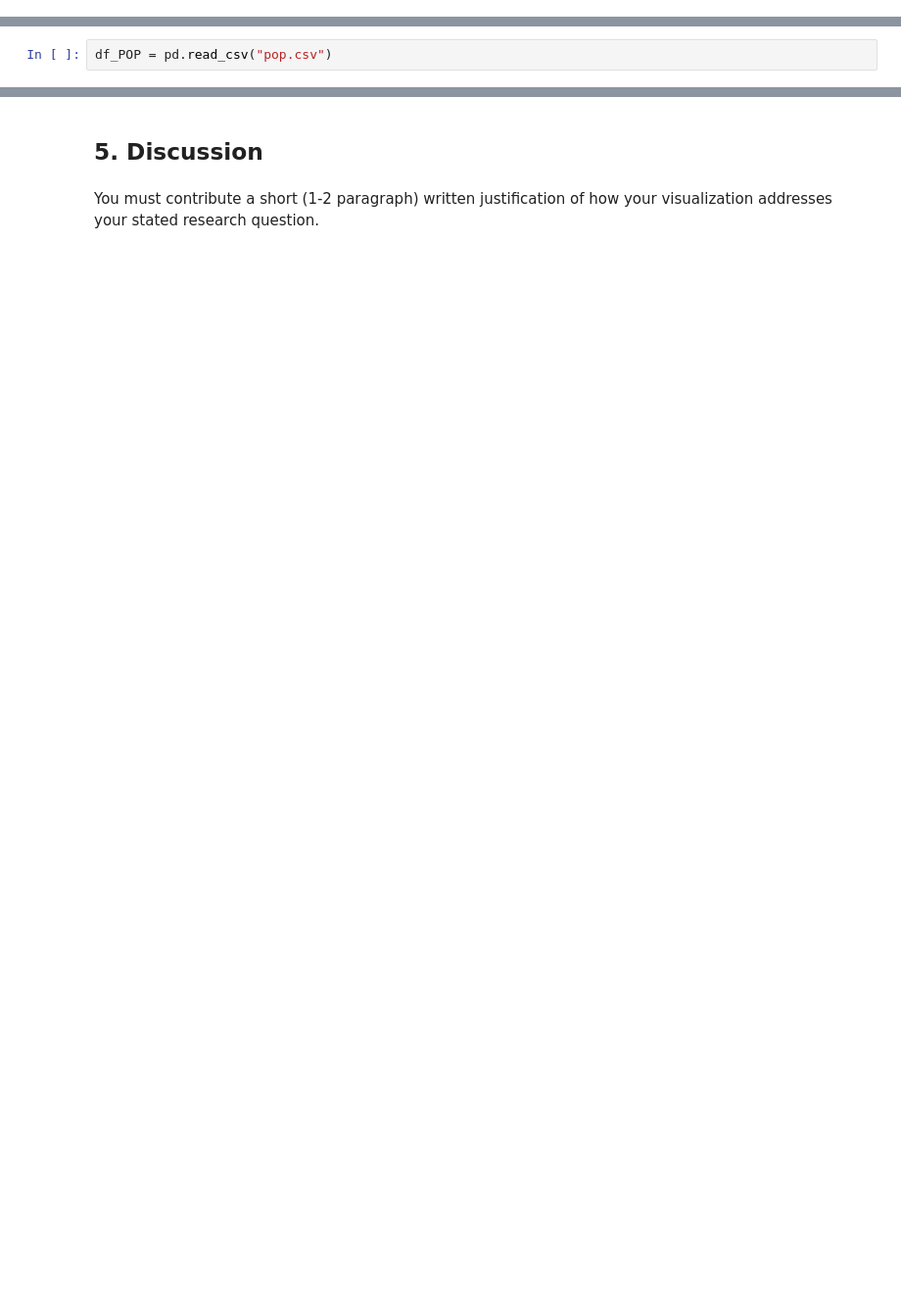
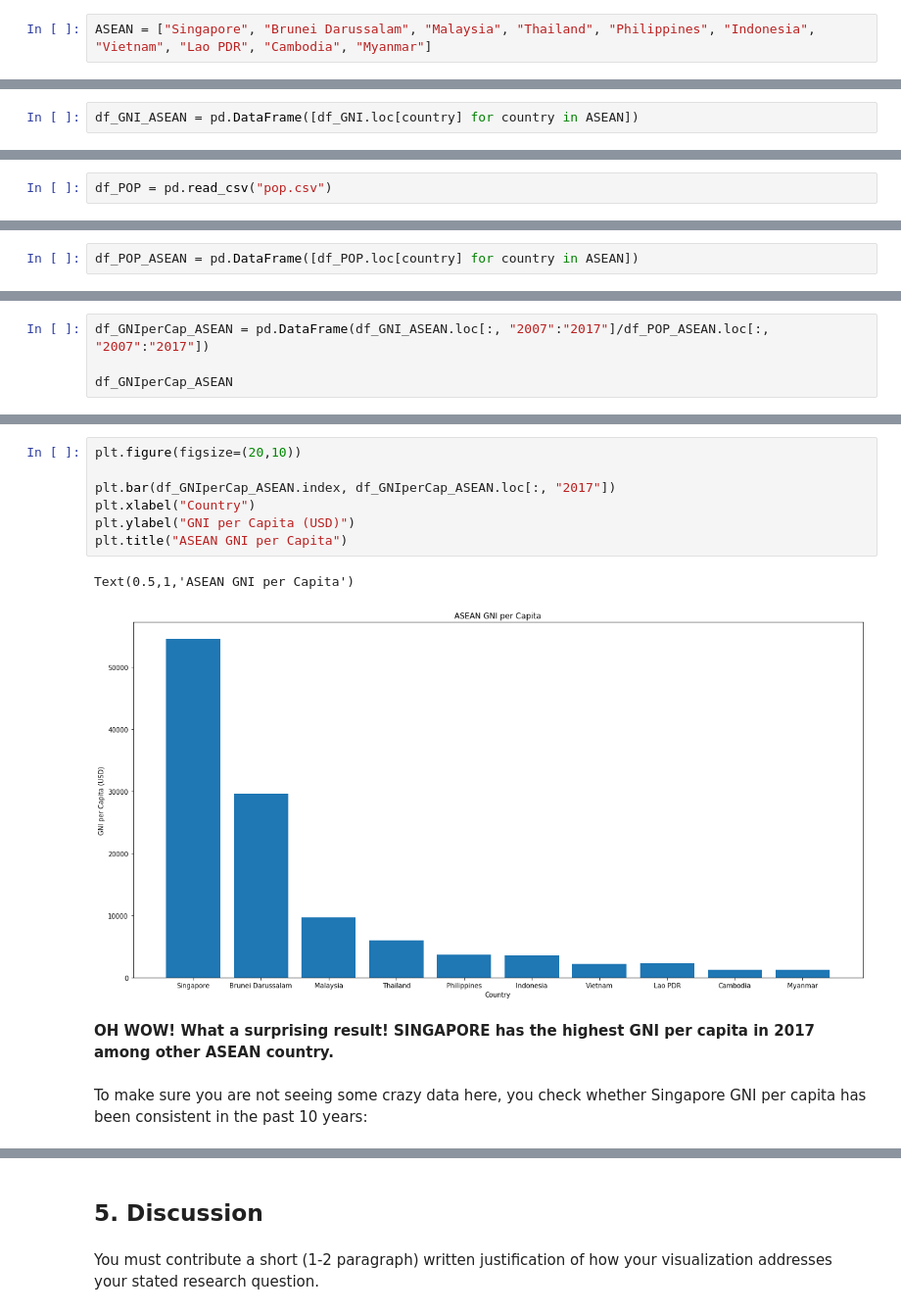
Before and after one commit to andriyantohalim/AppliedDataScienceMichigan, a Jupyter notebook: Assg4.ipynb, the cells around one changed output, grey strips where cells are left out. Shown at 98% size. Saved outputs shown, nothing was run; the diff lists cells and outputs as text; blank space fills up the shorter version.

```diff
--- a/Assg4.ipynb
+++ b/Assg4.ipynb
@@ -81,0 +85,2 @@ e
+# %%
+ASEAN = ["Singapore", "Brunei Darussalam", "Malaysia", "Thailand", "Philippines", "Indonesia", "Vietnam", "Lao PDR", "Cambodia", "Myanmar"]
@@ -89,0 +105,2 @@ df_GNI["Country Name"][144]
+# %%
+df_GNI_ASEAN = pd.DataFrame([df_GNI.loc[country] for country in ASEAN])
@@ -179,0 +167,2 @@ import matplotlib.pyplot as plt
+# %%
+df_POP_ASEAN = pd.DataFrame([df_POP.loc[country] for country in ASEAN])
@@ -179,0 +218,4 @@ import matplotlib.pyplot as plt
+# %%
+df_GNIperCap_ASEAN = pd.DataFrame(df_GNI_ASEAN.loc[:, "2007":"2017"]/df_POP_ASEAN.loc[:, "2007":"2017"])
+
+df_GNIperCap_ASEAN
@@ -179,0 +248,14 @@ import matplotlib.pyplot as plt
+# %%
+plt.figure(figsize=(20,10))
+
+plt.bar(df_GNIperCap_ASEAN.index, df_GNIperCap_ASEAN.loc[:, "2017"])
+plt.xlabel("Country")
+plt.ylabel("GNI per Capita (USD)")
+plt.title("ASEAN GNI per Capita")
+# %% [output]
+Text(0.5,1,'ASEAN GNI per Capita')
+[figure, added]
+# %% [markdown]
+**OH WOW! What a surprising result! SINGAPORE has the highest GNI per capita in 2017 among other ASEAN country.**
+# %% [markdown]
+To make sure you are not seeing some crazy data here, you check whether Singapore GNI per capita has been consistent in the past 10 years:
```
Also changed, not shown: parts of 71 cells of this notebook.
